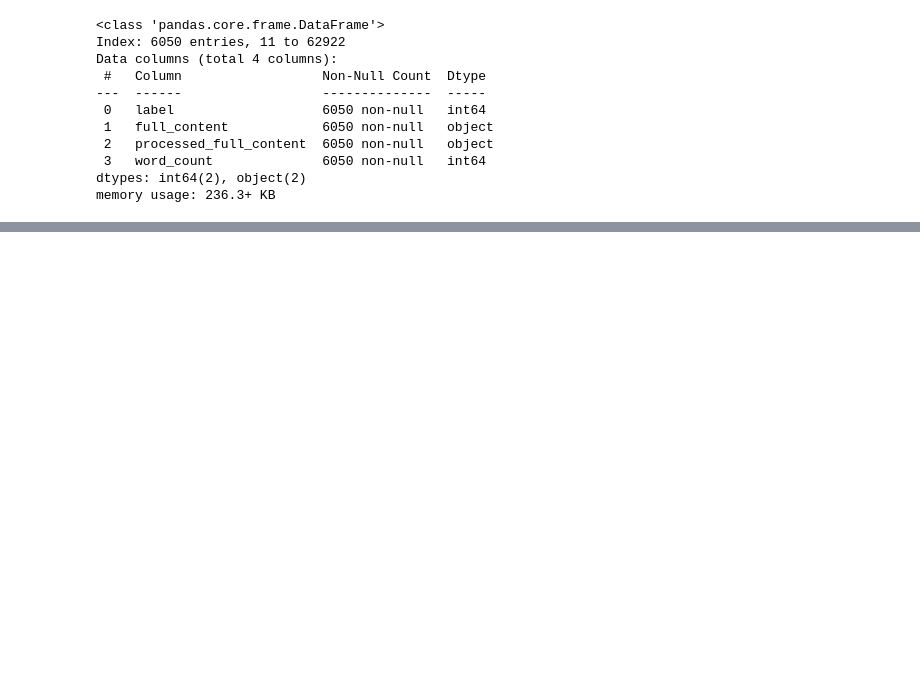
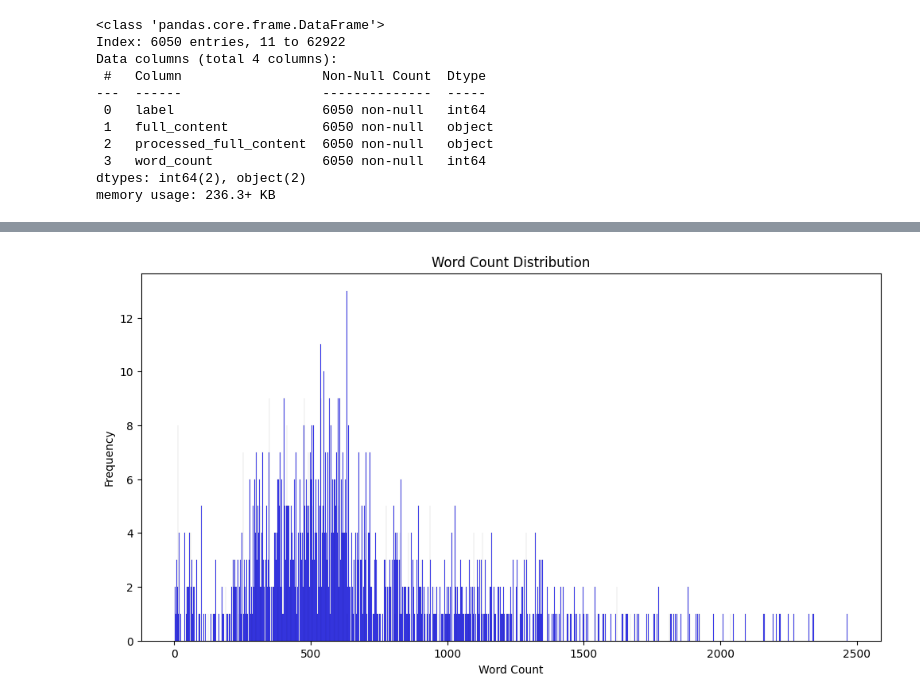
Before and after one commit to shaunzzhou/CrediNews, a Jupyter notebook: llm_experiements/02_filtering.ipynb, the cells around one changed output, grey strips where cells are left out. Cells and saved outputs as stored; diff of their text form; code cells hidden in the pictures; blank space fills up the shorter version.

Commit message:
filtered dataset/scrapped_news.csv

```diff
--- a/llm_experiements/02_filtering.ipynb
+++ b/llm_experiements/02_filtering.ipynb
@@ -323,3 +352,6 @@ df_split[0].info(), df_split[1].info(), df_split[2].info(), df_split[3].info()
 # %%
 for i in range(split):
     df_split[i].to_csv(f"train_data_{i + 1}.csv", index=False)
+# %%
+df_scrapped_news = pd.read_csv("dataset/scrapped_news.csv")
+df_scrapped_news.info()
@@ -325,0 +369,6 @@ for i in range(split):
+# %%
+df_scrapped_news["word_count"] = df_scrapped_news["full_content"].apply(lambda x: len(str(x).split()))
+# %%
+plot_word_count_distribution(df_scrapped_news)
+# %% [output]
+[figure, added]
```
Also changed, not shown: parts of 6 cells of this notebook, 1 other file.
